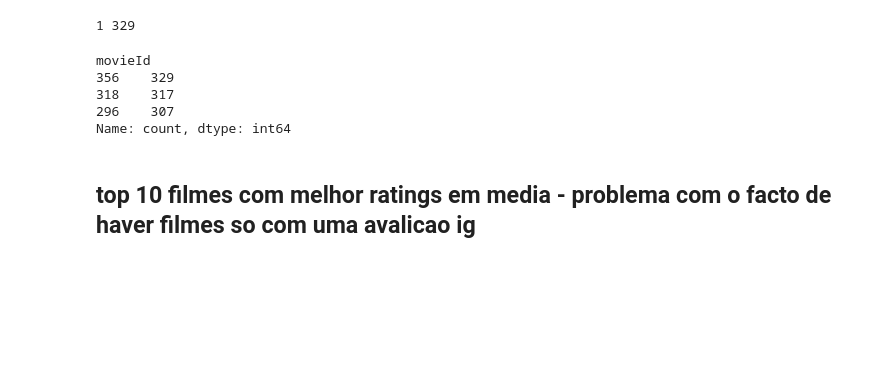
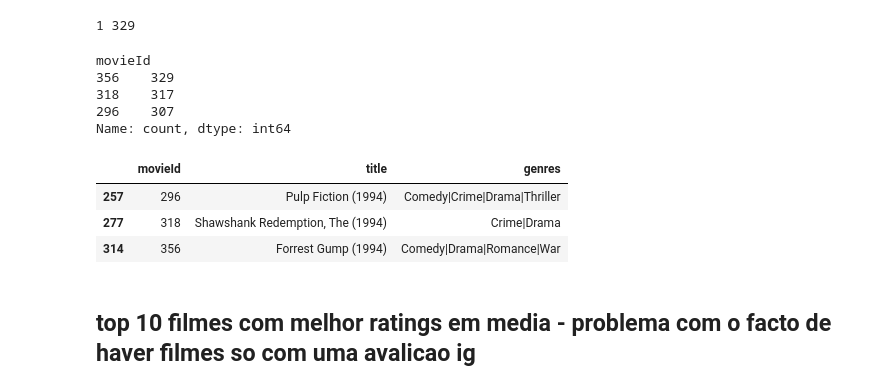
Before and after one commit to jepe06/Project2--Recommender-System, a Jupyter notebook: 02 data_vis.ipynb, the cells around one changed output. Cells and saved outputs as stored; diff of their text form; code cells hidden in the pictures; blank space fills up the shorter version.

```diff
--- a/02 data_vis.ipynb
+++ b/02 data_vis.ipynb
@@ -163,6 +163,14 @@ movieId
 318    317
 296    307
 Name: count, dtype: int64
+# %%
+aa = pd.read_csv("data/movies.csv")
+aa[aa["movieId"].isin(movies.index)]
+# %% [output]
+|  | movieId | title | genres |
+| 257 | 296 | Pulp Fiction (1994) | Comedy|Crime|Drama|Thriller |
+| 277 | 318 | Shawshank Redemption, The (1994) | Crime|Drama |
+| 314 | 356 | Forrest Gump (1994) | Comedy|Drama|Romance|War |
 # %% [markdown]
 ## top 10 filmes com melhor ratings em media - problema com o facto de haver filmes so com uma avalicao ig
 # %%
```
